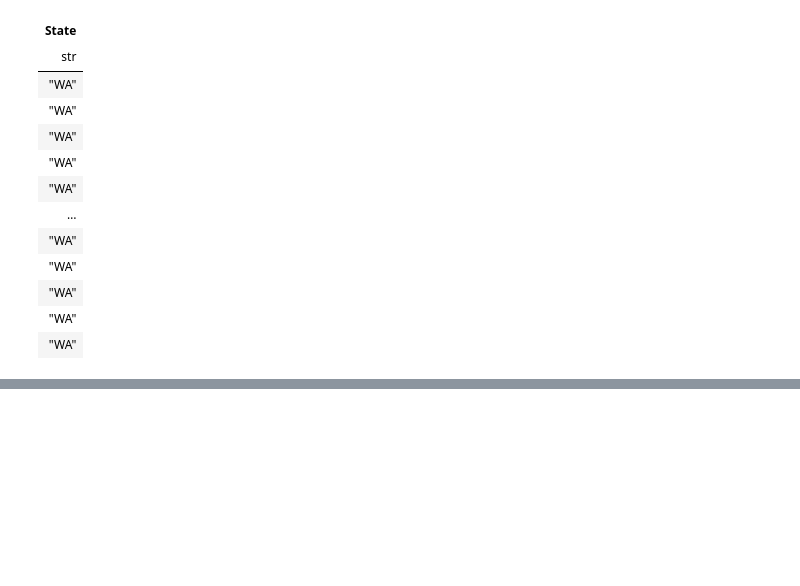
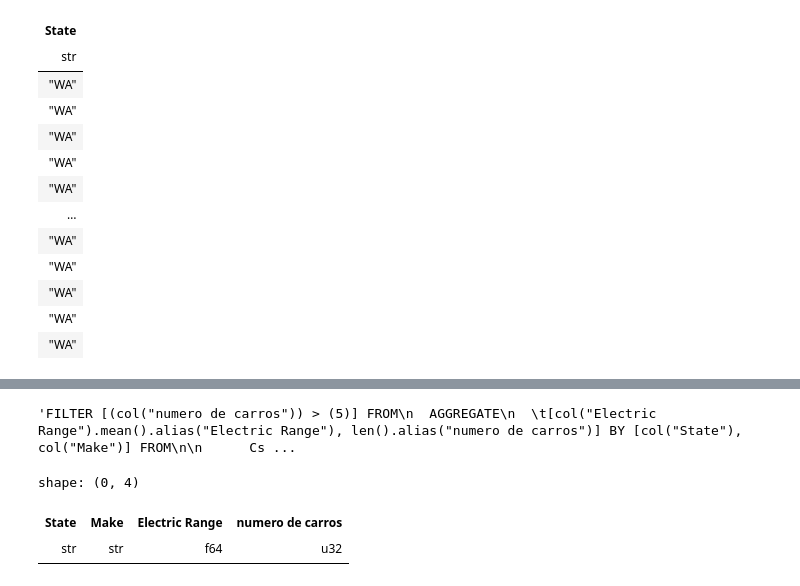
Before and after one commit to andrei-galed/Datapath-Python, a Jupyter notebook: Sesion5/Polars.ipynb, the cells around one changed output, grey strips where cells are left out. Saved outputs shown, nothing was run; the diff lists cells and outputs as text; code cells hidden in the pictures; blank space fills up the shorter version.

```diff
--- a/Sesion5/Polars.ipynb
+++ b/Sesion5/Polars.ipynb
@@ -120,0 +146,10 @@ lazy_query
+# %%
+lazy_query.explain()
+# %% [output]
+'FILTER [(col("numero de carros")) > (5)] FROM\n  AGGREGATE\n  \t[col("Electric Range").mean().alias("Electric Range"), len().alias("numero de carros")] BY [col("State"), col("Make")] FROM\n\n      Cs ...
+# %%
+lazy_query.collect()
+# %% [output]
+shape: (0, 4)
+| State | Make | Electric Range | numero de carros |
+| str | str | f64 | u32 |
```
Also changed, not shown: parts of 9 cells of this notebook, 5 other files.
